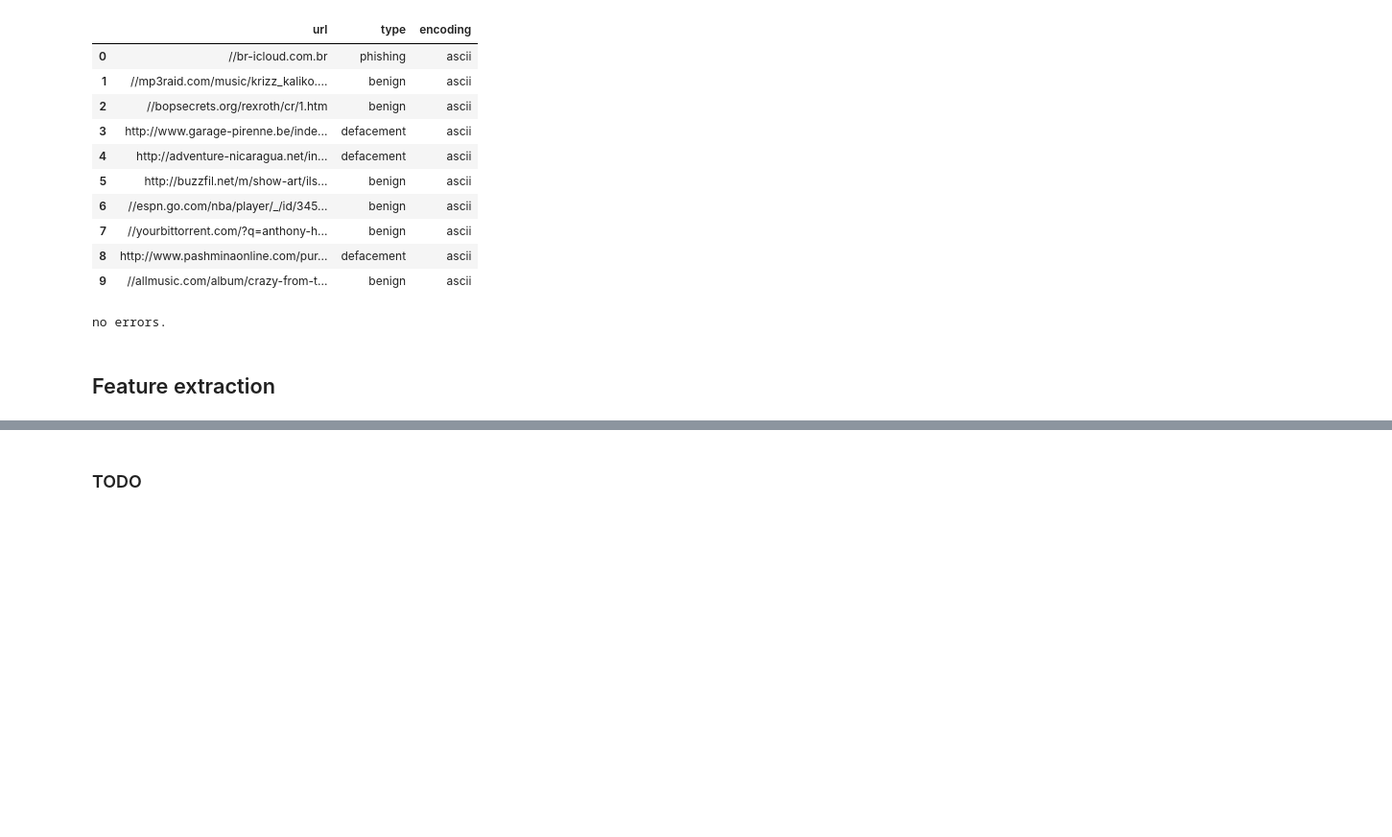
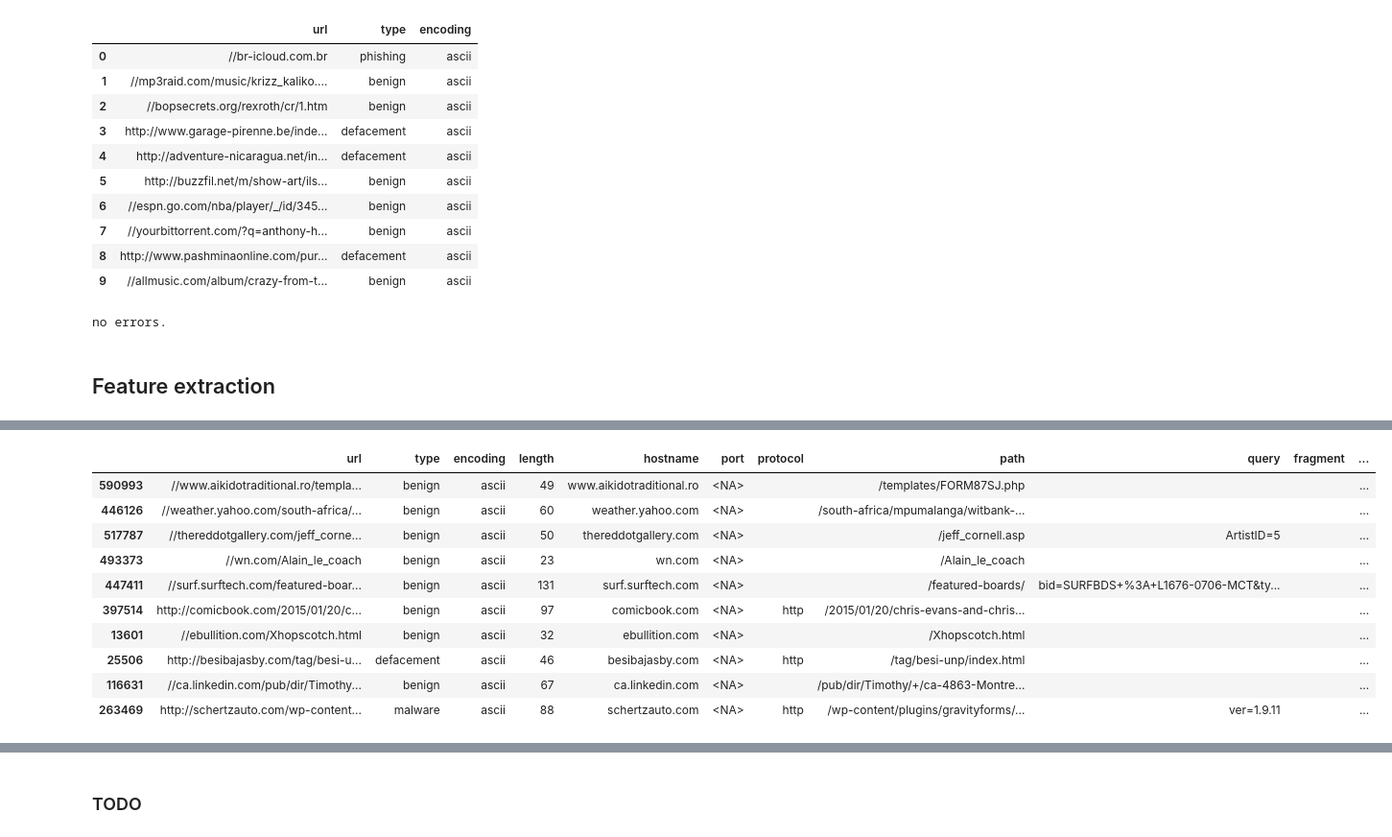
Before and after one commit to Metalcape/url-classifier, a Jupyter notebook: url-classifier.ipynb, the cells around one changed output, grey strips where cells are left out. Shown: that part at 96% size. Saved outputs shown, nothing was run; the diff lists cells and outputs as text; code cells hidden in the pictures; blank space fills up the shorter version.

```diff
--- a/url-classifier.ipynb
+++ b/url-classifier.ipynb
@@ -244,0 +265,20 @@ df.sample(10)
+# %%
+from pathlib import Path
+
+df['path_length'] = df['path'].apply(lambda x: len(str(x)))
+
+df['path_depth'] = df['path'].apply(lambda x: len(Path(str(x)).parents))
+
+df.sample(10)
+# %% [output]
+|  | url | type | encoding | length | hostname | port | protocol | path | query | fragment | ... |
+| 590993 | //www.aikidotraditional.ro/templa... | benign | ascii | 49 | www.aikidotraditional.ro | <NA> |  | /templates/FORM87SJ.php |  |  | ... |
+| 446126 | //weather.yahoo.com/south-africa/... | benign | ascii | 60 | weather.yahoo.com | <NA> |  | /south-africa/mpumalanga/witbank-... |  |  | ... |
+| 517787 | //thereddotgallery.com/jeff_corne... | benign | ascii | 50 | thereddotgallery.com | <NA> |  | /jeff_cornell.asp | ArtistID=5 |  | ... |
+| 493373 | //wn.com/Alain_le_coach | benign | ascii | 23 | wn.com | <NA> |  | /Alain_le_coach |  |  | ... |
+| 447411 | //surf.surftech.com/featured-boar... | benign | ascii | 131 | surf.surftech.com | <NA> |  | /featured-boards/ | bid=SURFBDS+%3A+L1676-0706-MCT&ty... |  | ... |
+| 397514 | http://comicbook.com/2015/01/20/c... | benign | ascii | 97 | comicbook.com | <NA> | http | /2015/01/20/chris-evans-and-chris... |  |  | ... |
+| 13601 | //ebullition.com/Xhopscotch.html | benign | ascii | 32 | ebullition.com | <NA> |  | /Xhopscotch.html |  |  | ... |
+| 25506 | http://besibajasby.com/tag/besi-u... | defacement | ascii | 46 | besibajasby.com | <NA> | http | /tag/besi-unp/index.html |  |  | ... |
+| 116631 | //ca.linkedin.com/pub/dir/Timothy... | benign | ascii | 67 | ca.linkedin.com | <NA> |  | /pub/dir/Timothy/+/ca-4863-Montre... |  |  | ... |
+| 263469 | http://schertzauto.com/wp-content... | malware | ascii | 88 | schertzauto.com | <NA> | http | /wp-content/plugins/gravityforms/... | ver=1.9.11 |  | ... |
```
Also changed, not shown: parts of 5 cells of this notebook.
